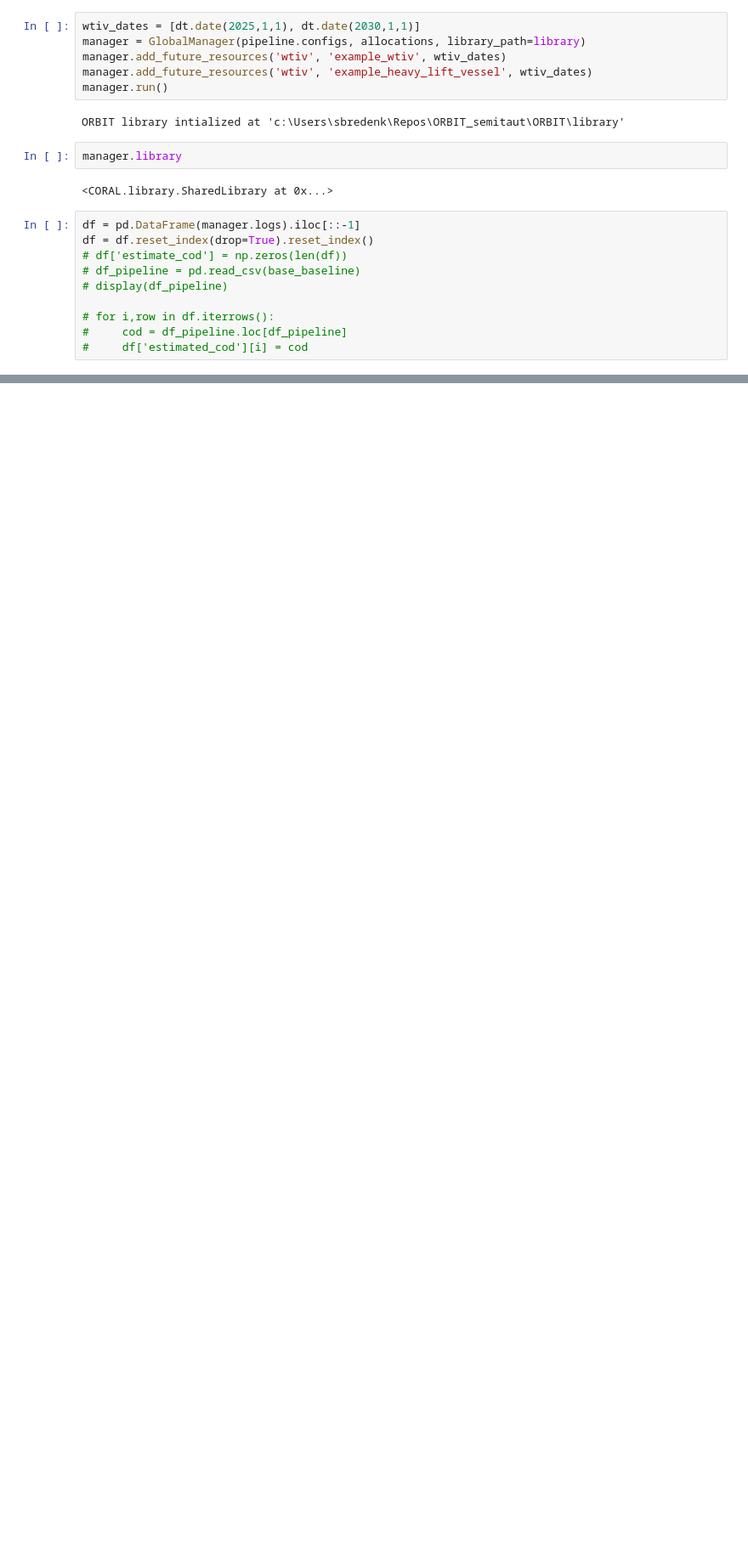
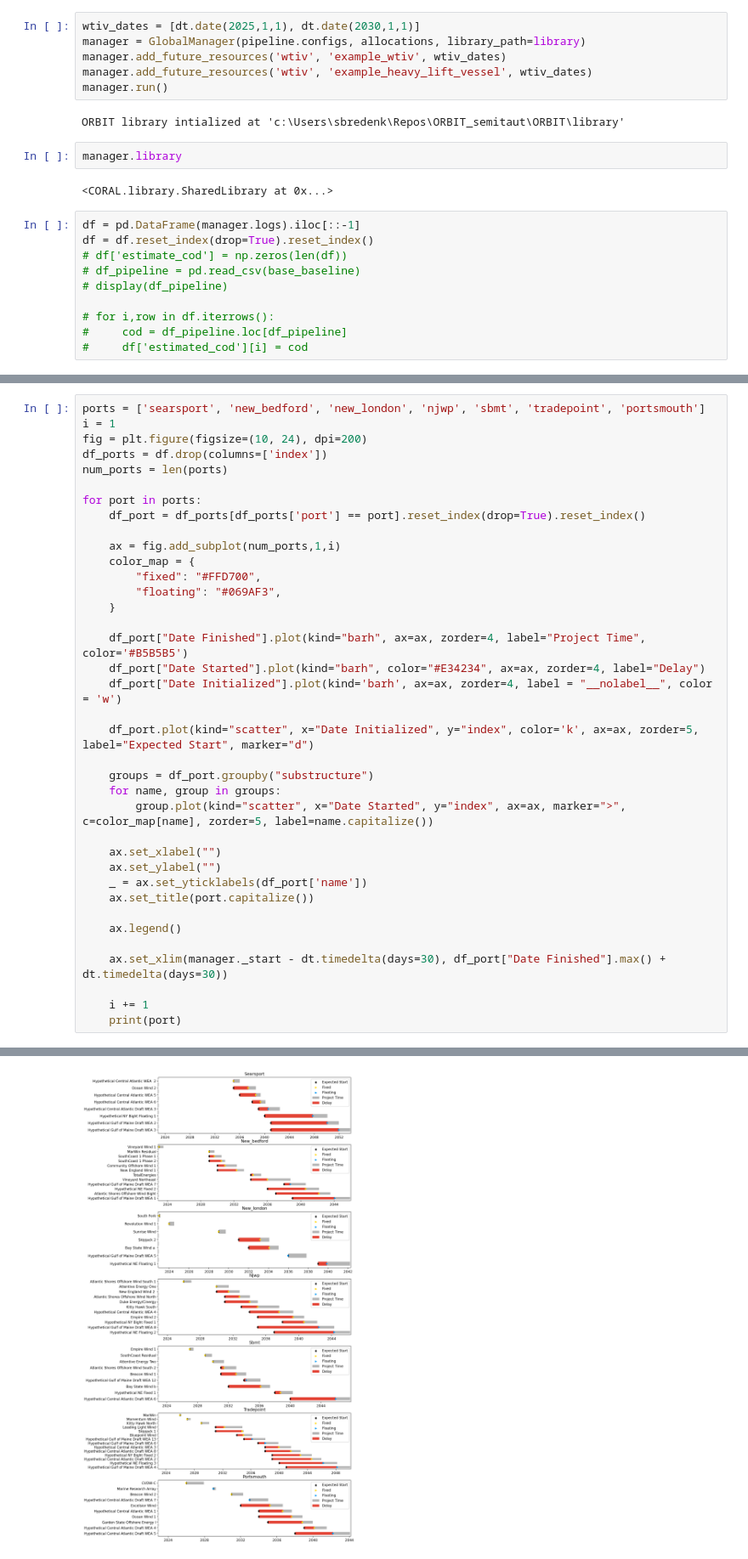
Before and after one commit to sbredenk/CORAL, a Jupyter notebook: run_gaps.ipynb, the cells around one changed output, grey strips where cells are left out. Shown at 85% size. Drawn from its saved outputs; the diff is of its cells as text; blank space fills up the shorter version.

```diff
--- a/run_gaps.ipynb
+++ b/run_gaps.ipynb
@@ -105,0 +234,38 @@ plt.savefig('analysis/results/test_418_double.png')
+# %%
+ports = ['searsport', 'new_bedford', 'new_london', 'njwp', 'sbmt', 'tradepoint', 'portsmouth']
+i = 1
+fig = plt.figure(figsize=(10, 24), dpi=200)
+df_ports = df.drop(columns=['index'])
+num_ports = len(ports)
+
+for port in ports:
+    df_port = df_ports[df_ports['port'] == port].reset_index(drop=True).reset_index()
+
+    ax = fig.add_subplot(num_ports,1,i)
+    color_map = {
+        "fixed": "#FFD700",
+        "floating": "#069AF3",
+    }
+
+    df_port["Date Finished"].plot(kind="barh", ax=ax, zorder=4, label="Project Time", color='#B5B5B5')
+    df_port["Date Started"].plot(kind="barh", color="#E34234", ax=ax, zorder=4, label="Delay")
+    df_port["Date Initialized"].plot(kind='barh', ax=ax, zorder=4, label = "__nolabel__", color = 'w')
+
+    df_port.plot(kind="scatter", x="Date Initialized", y="index", color='k', ax=ax, zorder=5, label="Expected Start", marker="d")
+
+    groups = df_port.groupby("substructure")
+    for name, group in groups:
+        group.plot(kind="scatter", x="Date Started", y="index", ax=ax, marker=">", c=color_map[name], zorder=5, label=name.capitalize())
+
+    ax.set_xlabel("")
+    ax.set_ylabel("")
+    _ = ax.set_yticklabels(df_port['name'])
+    ax.set_title(port.capitalize())
+
+    ax.legend()
+
+    ax.set_xlim(manager._start - dt.timedelta(days=30), df_port["Date Finished"].max() + dt.timedelta(days=30))
+
+    i += 1
+    print(port)
+# %% [output]
@@ -105,0 +279 @@ plt.savefig('analysis/results/test_418_double.png')
+[figure, added]
```
Also changed, not shown: parts of 10 cells of this notebook, 15 other files.
